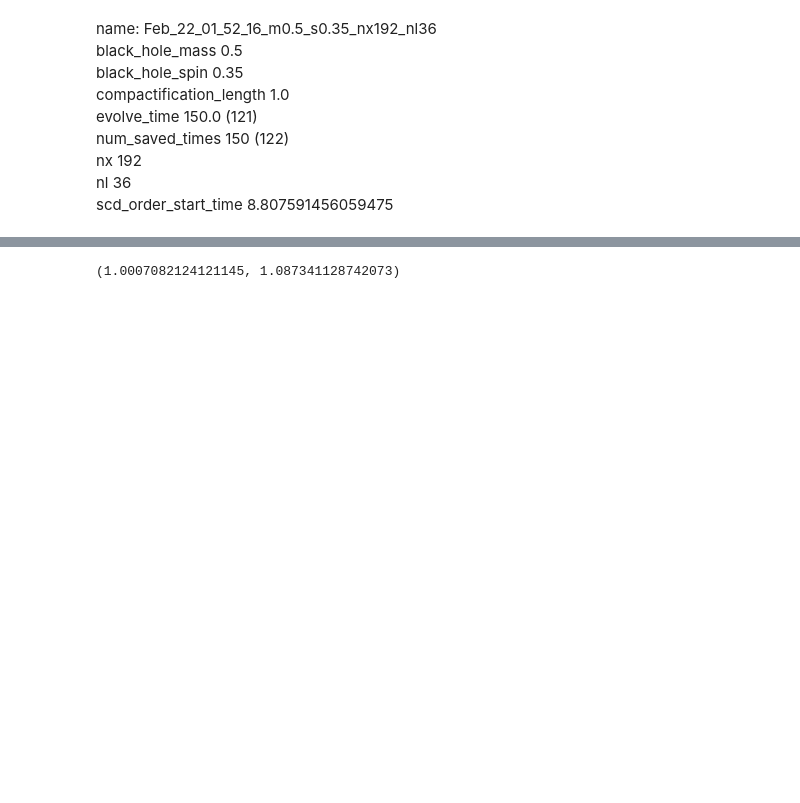
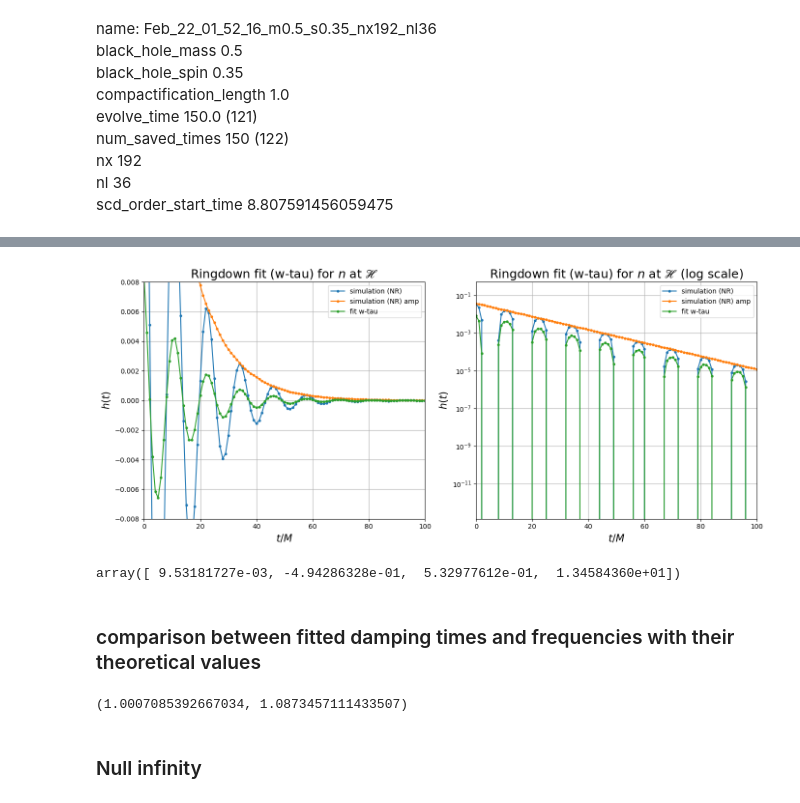
Before and after one commit to svykho/Thesis_notebooks, a Jupyter notebook: kerr0.7.ipynb, the cells around one changed output, grey strips where cells are left out. Saved outputs shown, nothing was run; the diff lists cells and outputs as text; code cells hidden in the pictures; blank space fills up the shorter version.

```diff
--- a/kerr0.7.ipynb
+++ b/kerr0.7.ipynb
@@ -417,13 +299,63 @@ fit_model_w_tau_fixed = rdf.rd_model_wtau_fixed(fitres,times = psi4_lin_ts[:,0],
+# %%
+# the fit doesn't seem to be very good, so let's try with "perfect" initial parameters
+A_init = np.max(np.abs(psi4_lin_ts[:,1]))  # initial amplitude
+omega_init = qnmspec[0,0][0]  # frequency from qnm
+phi_init = np.pi / 4  # good (?) phase
+tau_init = qnmspec[0,1][0]  # damping time also from qnm
+
+fitres2_h = rdf.fit_qnm(((psi4_lin_ts)), [0.1,2,0.5,10],
+                         t0=10, linear=False, model='w-tau',
+                         min_method='Nelder-Mead', tol=1e-8, bounds=None, **args)
+
+fit_model_w_tau_h = rdf.rd_model_wtau(fitres2_h,times = psi4_lin_ts_h[:,0],**args)
+# %%
+fig, axes = plt.subplots(1, 2, figsize=(14, 6), sharex=True)
+
+axes[0].plot(psi4_lin_ts_h[:,0], psi4_lin_ts_h[:,1], linestyle='-', marker='o', markersize=3, label='simulation (NR)')
+axes[0].plot(psi4_lin_ts_h[:,0], np.abs(psi4_lin_ts_h[:,1]), linestyle='-', marker='o', markersize=3, label='simulation (NR) amp')
+axes[0].plot(psi4_lin_ts_h[:,0], fit_model_w_tau_h, linestyle='-', marker='o', markersize=3, label='fit w-tau')
+
+axes[0].set_xlabel(r'$t/M$', fontsize=15)
+axes[0].set_ylabel(r'$h(t)$', fontsize=15)
+axes[0].set_title(r"Ringdown fit (w-tau) for $n$ at $\mathscr{H}$", fontsize=18)
+axes[0].set_xlim(0, 100)
+axes[0].set_ylim(-0.008, 0.008)
+axes[0].legend()
+axes[0].grid()
+
+axes[1].plot(psi4_lin_ts_h[:,0], psi4_lin_ts_h[:,1], linestyle='-', marker='o', markersize=3, label='simulation (NR)')
+axes[1].plot(psi4_lin_ts_h[:,0], np.abs(psi4_lin_ts_h[:,1]), linestyle='-', marker='o', markersize=3, label='simulation (NR) amp')
+axes[1].plot(psi4_lin_ts_h[:,0], fit_model_w_tau_h, linestyle='-', marker='o', markersize=3, label='fit w-tau')
+
+axes[1].set_yscale('log')
+axes[1].set_xlabel(r'$t/M$', fontsize=15)
+axes[1].set_ylabel(r'$h(t)$', fontsize=15)
+axes[1].set_title(r"Ringdown fit (w-tau) for $n$ at $\mathscr{H}$ (log scale)", fontsize=18)
+axes[1].set_xlim(0, 100)
+axes[1].legend()
+axes[1].grid()
+
+plt.tight_layout()
+plt.show()
+# %% [output]
+[figure, added]
+# %%
+fitres2_h
+# %% [output]
+array([ 9.53181727e-03, -4.94286328e-01,  5.32977612e-01,  1.34584360e+01])
+# %% [markdown]
+### comparison between fitted damping times and frequencies with their theoretical values
+# %%
+fitres2_h[2]/qnmspec[0,0][0],fitres2_h[3]/qnmspec[0,1][0]
+# %% [output]
+(1.0007085392667034, 1.0873457111433507)
+# %% [markdown]
+### Null infinity
 # %%
-# w-tau
-
 qnmspec=np.array([QNM_spectrum(2,2,n,1,0.7) for n in range(8)])
 args = {'qnms': qnmspec, 'real': False}
 
-fitres=rdf.fit_qnm(((psi4_lin_ts)),[0.1,2,0.5,10],t0 = 10,linear = False, model = 'w-tau',
+fitres2=rdf.fit_qnm(((psi4_lin_ts)),[0.1,2,0.5,10],t0 = 10,linear = False, model = 'w-tau',
                min_method = 'Nelder-Mead', tol=1e-8,bounds = None,**args)
 
-fit_model_w_tau = rdf.rd_model_wtau(fitres,times = psi4_lin_ts[:,0],**args)
-fitres[2]/qnmspec[0,0][0],fitres[3]/qnmspec[0,1][0]
+fit_model_w_tau = rdf.rd_model_wtau(fitres2,times = psi4_lin_ts[:,0],**args)
-# %% [output]
-(1.0007082124121145, 1.087341128742073)
```
Also changed, not shown: parts of 52 cells of this notebook.
